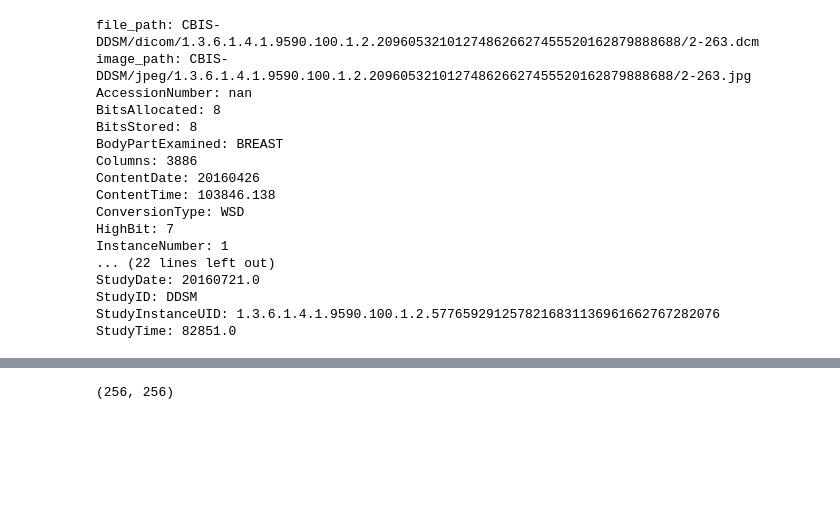
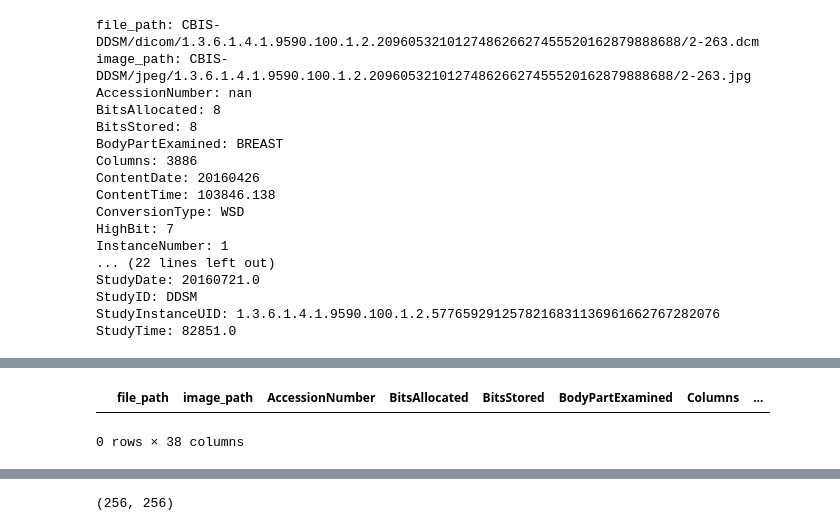
Before and after one commit to Stjernelund/Mammography-Cancer-Classification, a Jupyter notebook: test.ipynb, the cells around one changed output, grey strips where cells are left out. Drawn from its saved outputs; the diff is of its cells as text; code cells hidden in the pictures; blank space fills up the shorter version.

```diff
--- a/test.ipynb
+++ b/test.ipynb
@@ -210,3 +157,8 @@ mass_cropped_train[mass_cropped_train.PatientID == 'Mass-Training_P_01039_RIGHT_
+# %%
+mass_ROI_train[mass_ROI_train['PatientID'] == 'Mass-Training_P_00495_RIGHT_MLO_1']
+# %% [output]
+|  | file_path | image_path | AccessionNumber | BitsAllocated | BitsStored | BodyPartExamined | Columns | ... |
+0 rows × 38 columns
 # %%
 #concatenate all roi images into one image, delete rest of roi images and duplicated cropped images for train
 for i in range(2, 10):
```
Also changed, not shown: parts of 9 cells of this notebook, 1 other file.
